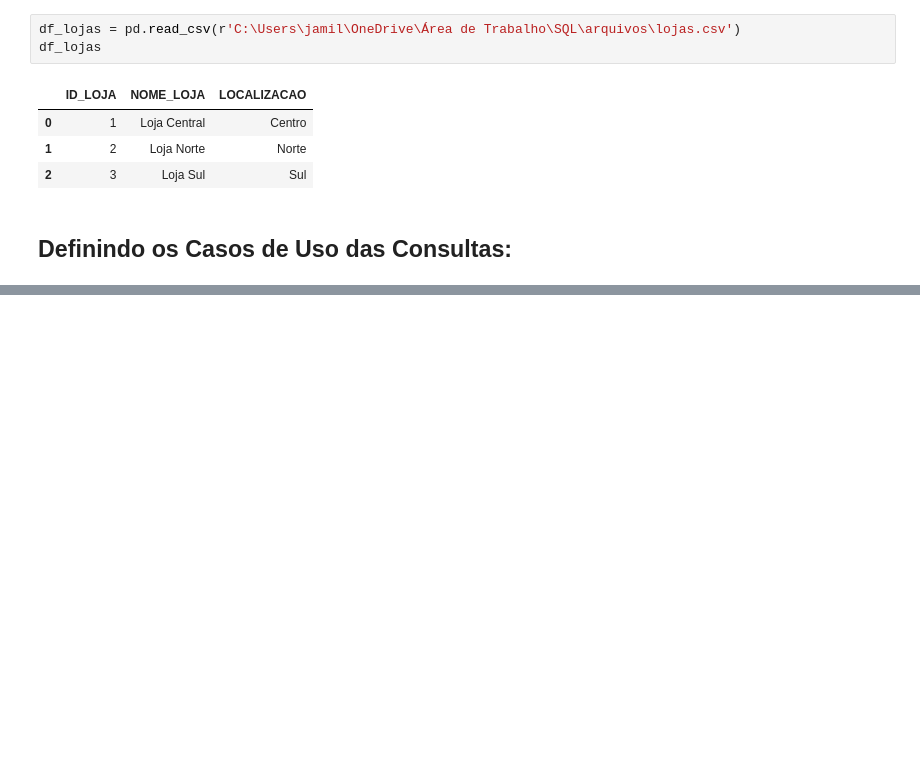
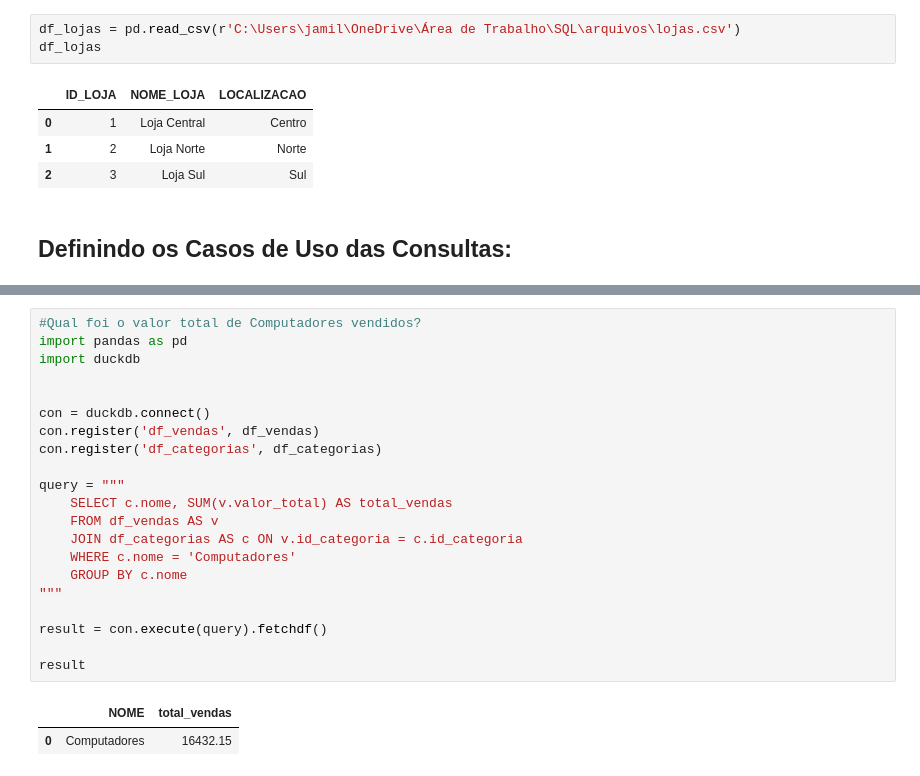
Before and after one commit to devjamilson/EstudandoSQL, a Jupyter notebook: BaseSQL.ipynb, the cells around one changed output, grey strips where cells are left out. Saved outputs shown, nothing was run; the diff lists cells and outputs as text; blank space fills up the shorter version.

```diff
--- a/BaseSQL.ipynb
+++ b/BaseSQL.ipynb
@@ -111,0 +168,24 @@ print(result)
+# %%
+#Qual foi o valor total de Computadores vendidos?
+import pandas as pd
+import duckdb
+
+
+con = duckdb.connect()
+con.register('df_vendas', df_vendas)
+con.register('df_categorias', df_categorias)
+
+query = """
+    SELECT c.nome, SUM(v.valor_total) AS total_vendas
+    FROM df_vendas AS v
+    JOIN df_categorias AS c ON v.id_categoria = c.id_categoria
+    WHERE c.nome = 'Computadores'
+    GROUP BY c.nome
+"""
+
+result = con.execute(query).fetchdf()
+
+result
+# %% [output]
+|  | NOME | total_vendas |
+| 0 | Computadores | 16432.15 |
```
Also changed, not shown: parts of 5 cells of this notebook, 1 other file.
